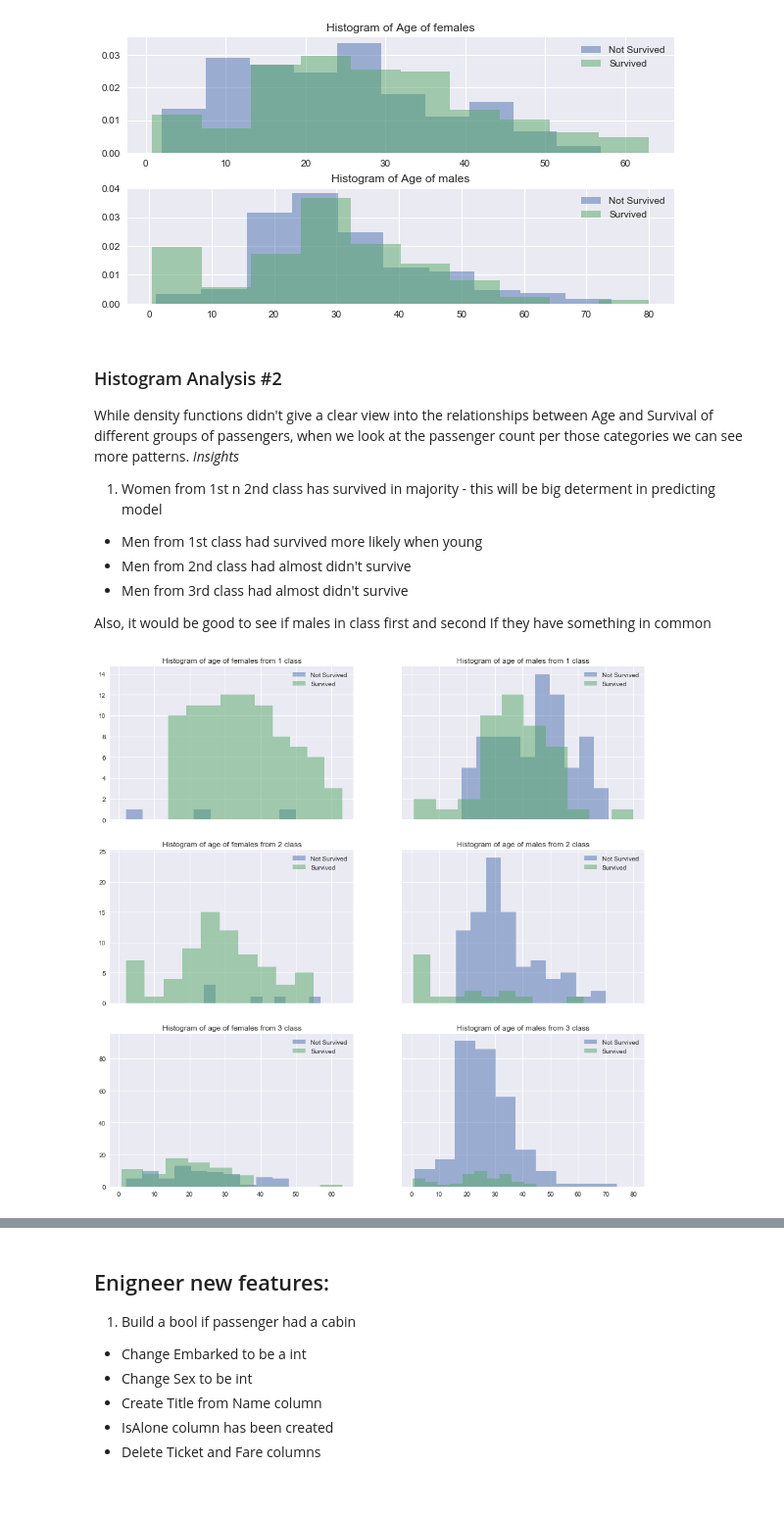
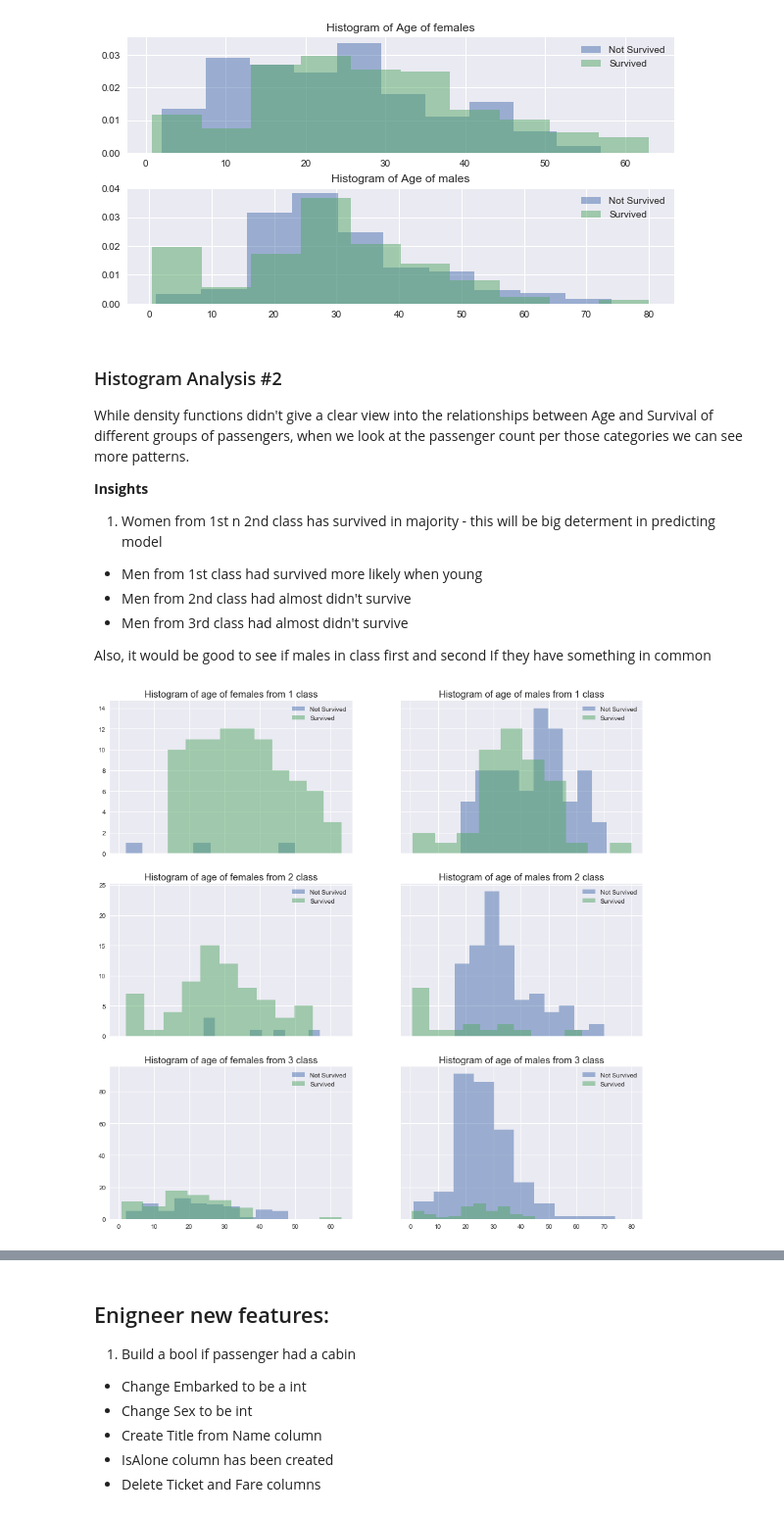
Before and after one commit to MateuszKonopelski/Kaggle, a Jupyter notebook: Project1_Titanic/Titanic_code.ipynb, the cells around one changed output, grey strips where cells are left out. Shown: that part at 98% size. Cells and saved outputs as stored; diff of their text form; code cells hidden in the pictures.

```diff
--- a/Project1_Titanic/Titanic_code.ipynb
+++ b/Project1_Titanic/Titanic_code.ipynb
@@ -282,7 +283,8 @@ for gender in ['female', 'male']:
 # %% [markdown]
 ### Histogram Analysis #2
 While density functions didn't give a clear view into the relationships between Age and Survival of different groups of passengers, when we look at the passenger count per those categories we can see more patterns.
-*Insights*
+
+**Insights**
 1. Women from 1st n 2nd class has survived in majority - this will be big determent in predicting model
 * Men from 1st class had survived more likely when young
 * Men from 2nd class had almost didn't survive
@@ -290,13 +292,17 @@ While density functions didn't give a clear view into the relationships between
 
 Also, it would be good to see if males in class first and second If they have something in common
 # %%
+survived_func = lambda x: 'Survived' if x==1 else 'Not Survived'
+gender_func = lambda x: 0 if x == 'female' else 1
+
 fig, ax = plt.subplots(3, 2,figsize=(15, 15), sharex='col', sharey='row')
+
 for pclass in range(3):
     for gender in ['female', 'male']:
         for survived in range(2):
             ax[pclass, gender_func(gender)].hist(train_data.query('Survived == @survived & Sex == @gender & Pclass == @pclass + 1')['Age'],
                                                  alpha=0.5, histtype='stepfilled', label=survived_func(survived))#, density=True)
             ax[pclass, gender_func(gender)].legend()
-            ax[pclass, gender_func(gender)].set(title='Histogram of age of {0}s from {1} class'.format(gender, pclass + 1))
+            ax[pclass, gender_func(gender)].set_title('Histogram of age of {0}s from {1} class'.format(gender, pclass + 1), fontsize=15)
 # %% [output]
-[figure, old version]
+[figure, new version]
```
Also changed, not shown: parts of 4 cells of this notebook.
